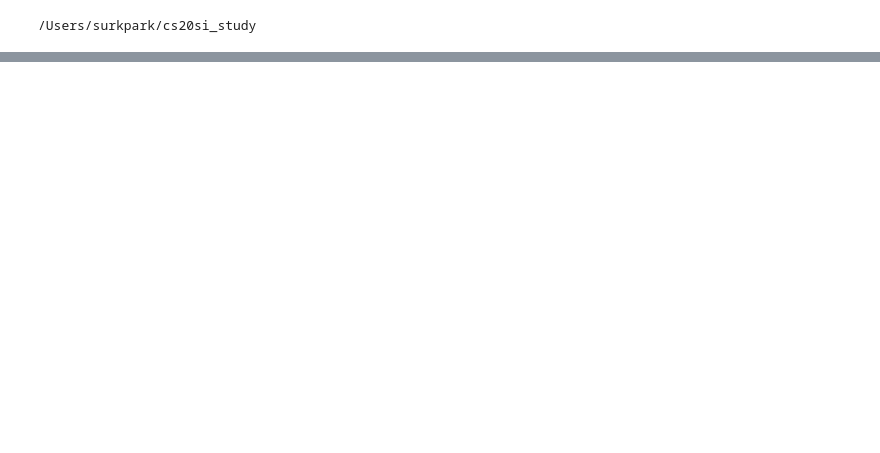
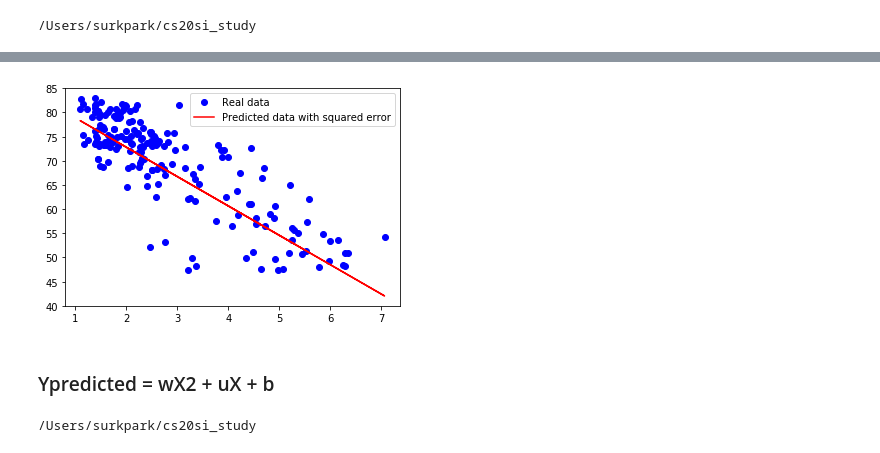
Before and after one commit to parksurk/cs20si_study, a Jupyter notebook: 3. Lecture3_Linear and Logistic Regression in TensorFlow.ipynb, the cells around one changed output, grey strips where cells are left out. Drawn from its saved outputs; the diff is of its cells as text; code cells hidden in the pictures; blank space fills up the shorter version.

```diff
--- a/3. Lecture3_Linear and Logistic Regression in TensorFlow.ipynb
+++ b/3. Lecture3_Linear and Logistic Regression in TensorFlow.ipynb
@@ -59,0 +95,37 @@ with tf.Session() as sess:
+# %%
+# Step 4: build model to predict Y
+Y_predicted = X * w + b
+# %%
+# Step 5: use the square error as the loss function
+loss = tf.square(Y - Y_predicted, name='loss1')
+# loss = utils.huber_loss(Y, Y_predicted)
+# %%
+# Step 6: using gradient descent with learning rate of 0.001 to minimize loss
+optimizer = tf.train.GradientDescentOptimizer(learning_rate=0.001).minimize(loss)
+# %%
+start = time.time()
+with tf.Session() as sess:
+    # Step 7: initialize the necessary variables, in this case, w and b
+    sess.run(tf.global_variables_initializer())
+    writer = tf.summary.FileWriter('./graphs/linear_reg', sess.graph)
+
+    # Step 8: train the model for 100 epochs
+    for i in range(100):
+        sess.run(iterator.initializer) # initialize the iterator
+        total_loss = 0
+        try:
+            while True:
+                _, l = sess.run([optimizer, loss])
+                total_loss += l
+        except tf.errors.OutOfRangeError:
+            pass
+
+        print('Epoch {0}: {1}'.format(i, total_loss/n_samples))
+
+    # close the writer when you're done using it
+    writer.close()
+
+    # Step 9: output the values of w and b
+    w_out, b_out = sess.run([w, b])
+    print('w: %f, b: %f' %(w_out, b_out))
+print('Took: %f seconds' %(time.time() - start))
@@ -59,0 +150,17 @@ with tf.Session() as sess:
+# %%
+# plot the results
+plt.plot(data[:,0], data[:,1], 'bo', label='Real data')
+plt.plot(data[:,0], data[:,0] * w_out + b_out, 'r', label='Predicted data with squared error')
+# plt.plot(data[:,0], data[:,0] * (-5.883589) + 85.124306, 'g', label='Predicted data with Huber loss')
+plt.legend()
+plt.show()
+# %% [output]
+[figure, added]
+# %% [markdown]
+### Ypredicted = wX2 + uX + b
+# %%
+import time
+import os
+print(os.getcwd())
+# %% [output]
+/Users/surkpark/cs20si_study
```
Also changed, not shown: parts of 46 cells of this notebook, 5 other files.
